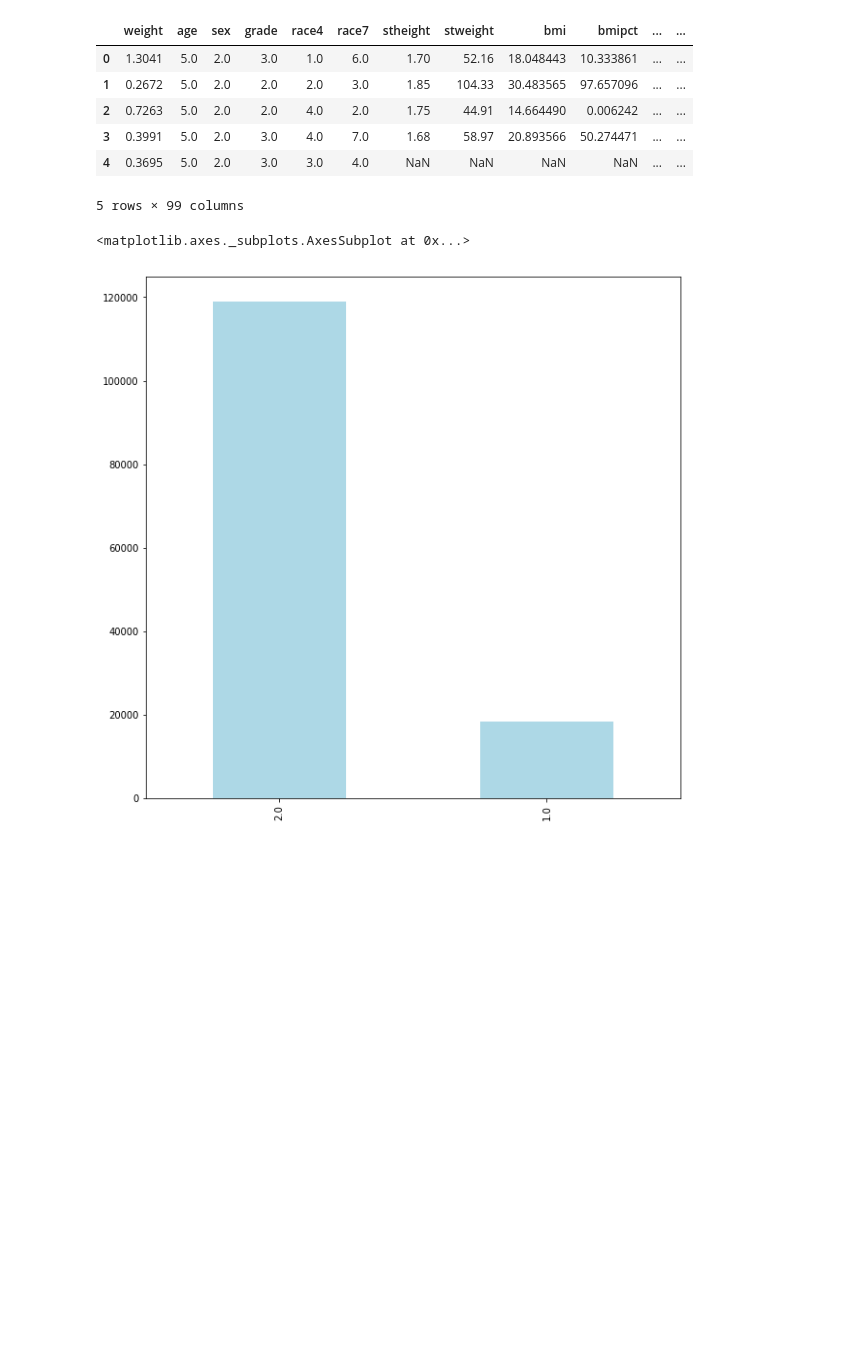
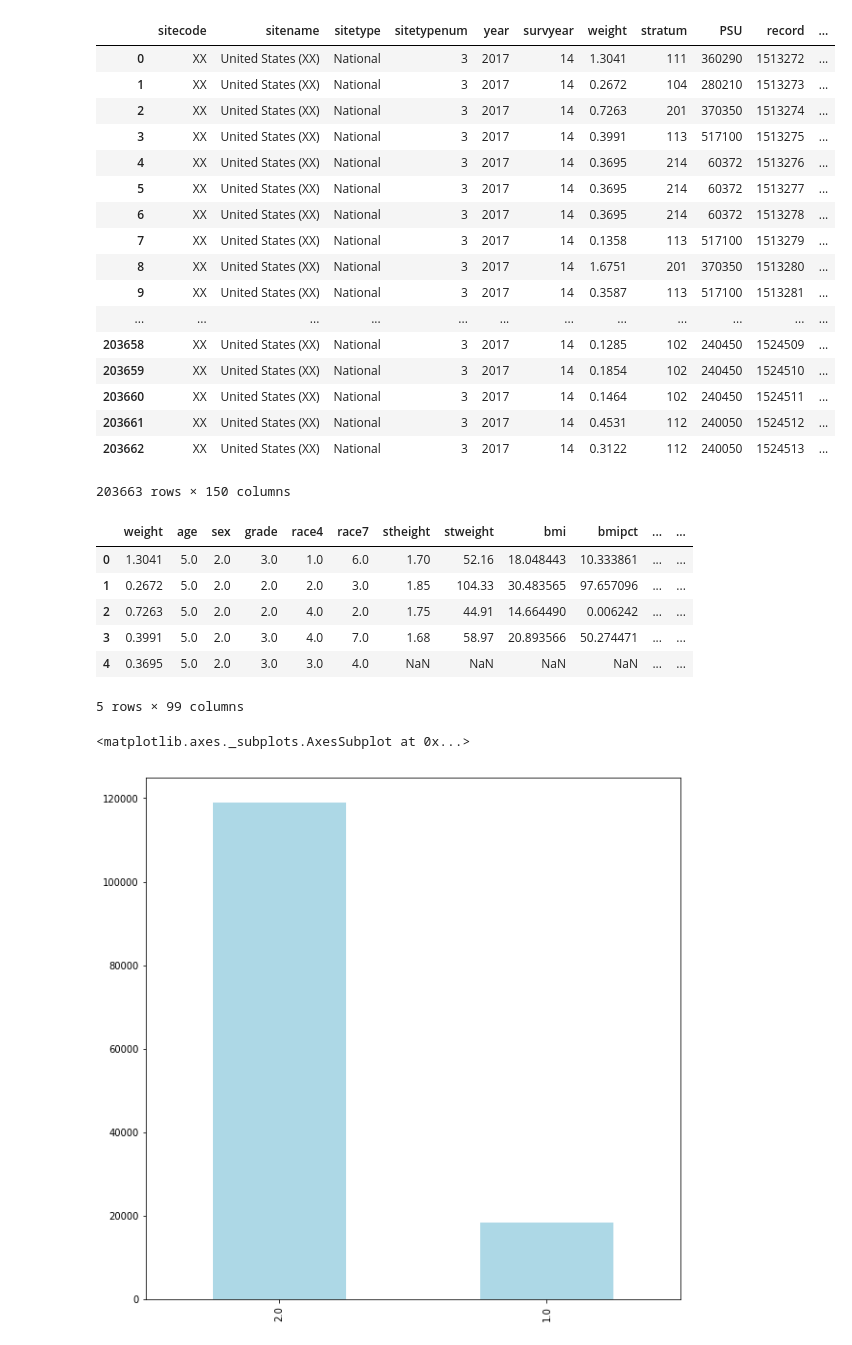
Before and after one commit to bhoomikamadhukar/Final-year-project, a Jupyter notebook: Neural Networks.ipynb, the cells around one changed output. Cells and saved outputs as stored; diff of their text form; code cells hidden in the pictures; blank space fills up the shorter version.

```diff
--- a/Neural Networks.ipynb
+++ b/Neural Networks.ipynb
@@ -5,6 +5,27 @@ import matplotlib.pyplot as plt
 from sklearn.model_selection import train_test_split
 # %%
 data=pd.read_excel('SADCQ.xlsx')
+# %%
+data
+# %% [output]
+|  | sitecode | sitename | sitetype | sitetypenum | year | survyear | weight | stratum | PSU | record | ... |
+| 0 | XX | United States (XX) | National | 3 | 2017 | 14 | 1.3041 | 111 | 360290 | 1513272 | ... |
+| 1 | XX | United States (XX) | National | 3 | 2017 | 14 | 0.2672 | 104 | 280210 | 1513273 | ... |
+| 2 | XX | United States (XX) | National | 3 | 2017 | 14 | 0.7263 | 201 | 370350 | 1513274 | ... |
+| 3 | XX | United States (XX) | National | 3 | 2017 | 14 | 0.3991 | 113 | 517100 | 1513275 | ... |
+| 4 | XX | United States (XX) | National | 3 | 2017 | 14 | 0.3695 | 214 | 60372 | 1513276 | ... |
+| 5 | XX | United States (XX) | National | 3 | 2017 | 14 | 0.3695 | 214 | 60372 | 1513277 | ... |
+| 6 | XX | United States (XX) | National | 3 | 2017 | 14 | 0.3695 | 214 | 60372 | 1513278 | ... |
+| 7 | XX | United States (XX) | National | 3 | 2017 | 14 | 0.1358 | 113 | 517100 | 1513279 | ... |
+| 8 | XX | United States (XX) | National | 3 | 2017 | 14 | 1.6751 | 201 | 370350 | 1513280 | ... |
+| 9 | XX | United States (XX) | National | 3 | 2017 | 14 | 0.3587 | 113 | 517100 | 1513281 | ... |
+| ... | ... | ... | ... | ... | ... | ... | ... | ... | ... | ... | ... |
+| 203658 | XX | United States (XX) | National | 3 | 2017 | 14 | 0.1285 | 102 | 240450 | 1524509 | ... |
+| 203659 | XX | United States (XX) | National | 3 | 2017 | 14 | 0.1854 | 102 | 240450 | 1524510 | ... |
+| 203660 | XX | United States (XX) | National | 3 | 2017 | 14 | 0.1464 | 102 | 240450 | 1524511 | ... |
+| 203661 | XX | United States (XX) | National | 3 | 2017 | 14 | 0.4531 | 112 | 240050 | 1524512 | ... |
+| 203662 | XX | United States (XX) | National | 3 | 2017 | 14 | 0.3122 | 112 | 240050 | 1524513 | ... |
+203663 rows × 150 columns
 # %%
 data_dropped=pd.DataFrame(data.drop(['qbikehelmet','qdrivemarijuana','qcelldriving','qpropertydamage','qbullyweight','qbullygender','qbullygay','qchokeself','qcigschool','qchewtobschool','qalcoholschool','qtypealcohol','qhowmarijuana','qmarijuanaschool','qcurrentcocaine','qcurrentheroin','qcurrentmeth','qhallucdrug','qprescription30d','qgenderexp','qtaughtHIV','qtaughtsexed','qtaughtstd','qtaughtcondom','qsportsdrink','qenergydrink','qsugardrink','qwater','qfastfood','qfoodallergy','qtaughtbc','qdietpop','qcoffeetea','sitename','sitecode','sitetype','qwenthungry','qsunscreenuse','qindoortanning','qsunburn','qconcentrating','qcurrentasthma','qwheresleep','qspeakenglish','qtransgender','sitetypenum','year','survyear','PSU','stratum','record'],axis=1))
 # %%
```
Also changed, not shown: parts of 11 cells of this notebook.
